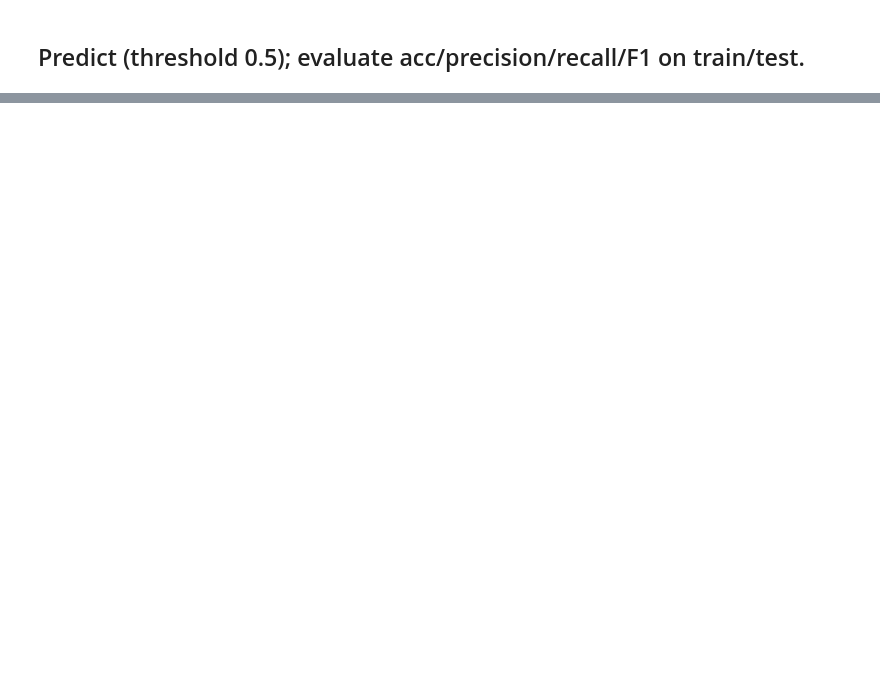
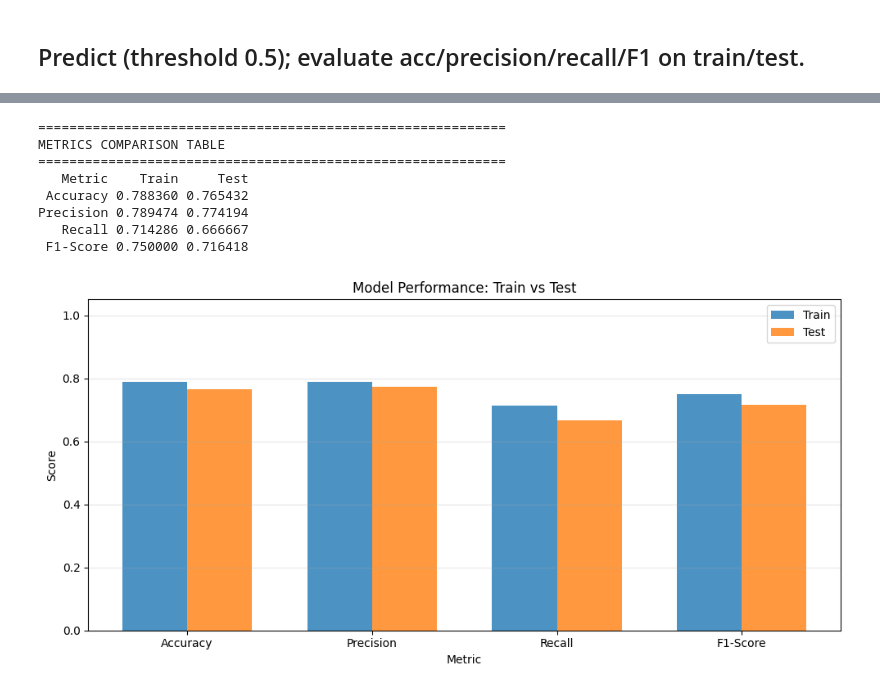
Before and after one commit to SantiagoHM20/classification-and-logistic-regression, a Jupyter notebook: heart_disease_lr_analysis.ipynb, the cells around one changed output, grey strips where cells are left out. Cells and saved outputs as stored; diff of their text form; code cells hidden in the pictures; blank space fills up the shorter version.

```diff
--- a/heart_disease_lr_analysis.ipynb
+++ b/heart_disease_lr_analysis.ipynb
@@ -93,0 +366,52 @@ plt.show()
+# %%
+# Create metrics comparison table
+metrics_df = pd.DataFrame({
+    'Metric': ['Accuracy', 'Precision', 'Recall', 'F1-Score'],
+    'Train': [
+        train_metrics['accuracy'],
+        train_metrics['precision'],
+        train_metrics['recall'],
+        train_metrics['f1']
+    ],
+    'Test': [
+        test_metrics['accuracy'],
+        test_metrics['precision'],
+        test_metrics['recall'],
+        test_metrics['f1']
+    ]
+})
+
+print("\n" + "=" * 60)
+print("METRICS COMPARISON TABLE")
+print("=" * 60)
+print(metrics_df.to_string(index=False))
+
+# Visualize metrics
+fig, ax = plt.subplots(figsize=(10, 5))
+x = np.arange(len(metrics_df['Metric']))
+width = 0.35
+
+ax.bar(x - width/2, metrics_df['Train'], width, label='Train', alpha=0.8)
+ax.bar(x + width/2, metrics_df['Test'], width, label='Test', alpha=0.8)
+
+ax.set_xlabel('Metric')
+ax.set_ylabel('Score')
+ax.set_title('Model Performance: Train vs Test')
+ax.set_xticks(x)
+ax.set_xticklabels(metrics_df['Metric'])
+ax.legend()
+ax.set_ylim(0, 1.05)
+ax.grid(axis='y', alpha=0.3)
+
+plt.tight_layout()
+plt.show()
+# %% [output]
+============================================================
+METRICS COMPARISON TABLE
+============================================================
+   Metric    Train     Test
+ Accuracy 0.788360 0.765432
+Precision 0.789474 0.774194
+   Recall 0.714286 0.666667
+ F1-Score 0.750000 0.716418
+[figure, added]
```
Also changed, not shown: parts of 46 cells of this notebook, 19 other files.
